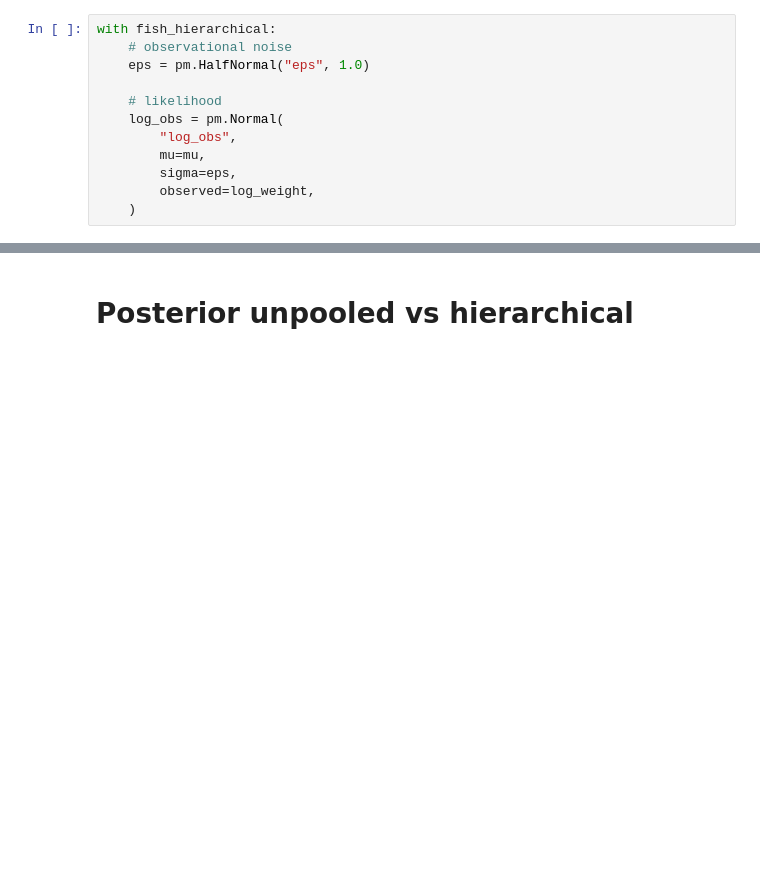
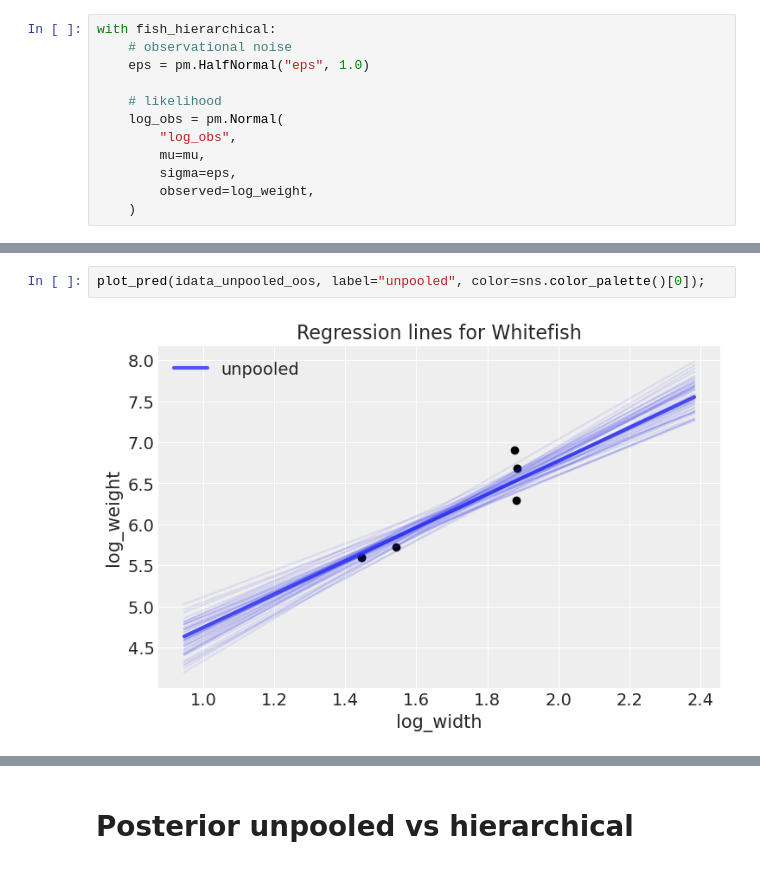
Before and after one commit to AlexAndorra/notebooks-experiments, a Jupyter notebook: Hierarchical_Regression/Hierarchical_Regression.ipynb, the cells around one changed output, grey strips where cells are left out. Drawn from its saved outputs; the diff is of its cells as text; blank space fills up the shorter version.

```diff
--- a/Hierarchical_Regression/Hierarchical_Regression.ipynb
+++ b/Hierarchical_Regression/Hierarchical_Regression.ipynb
@@ -339,0 +381,4 @@ plot_pred(idata_unpooled_oos)
+# %%
+plot_pred(idata_unpooled_oos, label="unpooled", color=sns.color_palette()[0]);
+# %% [output]
+[figure, added]
```
Also changed, not shown: parts of 31 cells of this notebook.
